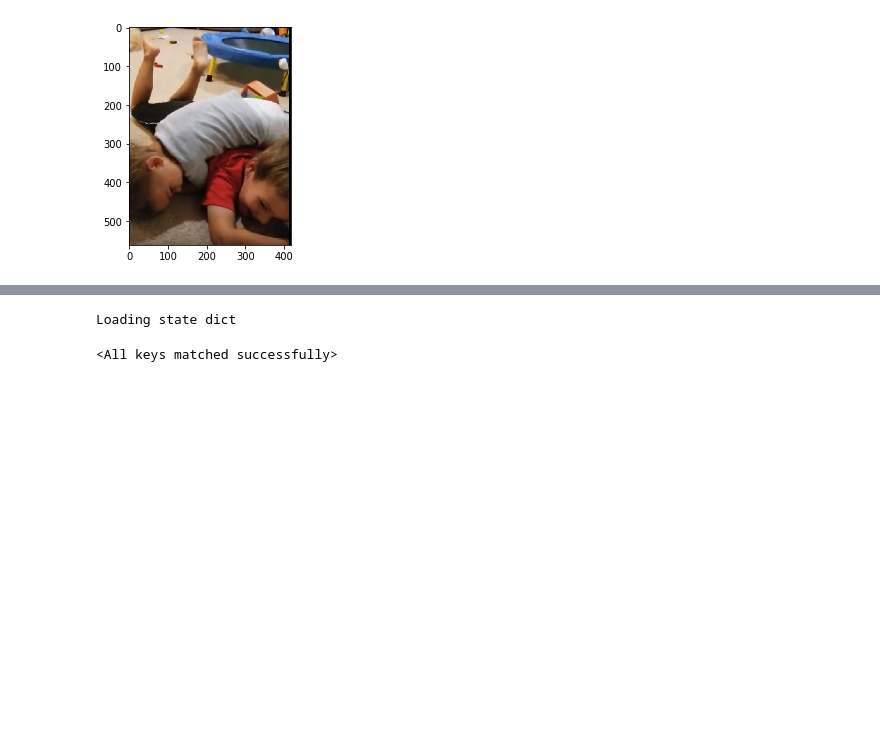
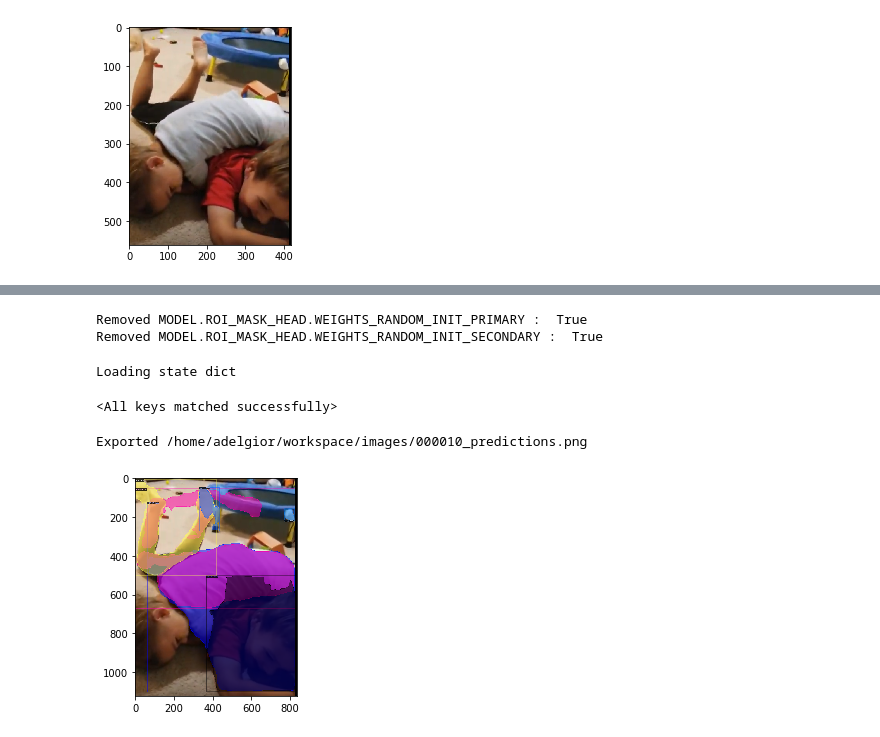
Before and after one commit to alliedel/multi-instance-mask-rcnn-extension, a Jupyter notebook: scripts/ipynb/break_maskrcnn.ipynb, the cells around one changed output, grey strips where cells are left out. Drawn from its saved outputs; the diff is of its cells as text; code cells hidden in the pictures; blank space fills up the shorter version.

Commit message:
visualization changes; prepping for coco subset

```diff
--- a/scripts/ipynb/break_maskrcnn.ipynb
+++ b/scripts/ipynb/break_maskrcnn.ipynb
@@ -23,23 +51,23 @@ exporter.export_gcf('input')
 Exported /home/adelgior/workspace/images/000001_input.png
 [figure]
 # %%
+## Pure inference
 %matplotlib inline
 from multimaskextension.train.script_utils import get_cfg, download_detectron_model_to_local_zoo, DETECTRON_REPO
 from detectron2.engine import DefaultPredictor
 import matplotlib.pyplot as plt
 
 cfg = get_cfg()
-config_filepath = f"{DETECTRON_REPO}/configs/COCO-InstanceSegmentation/mask_rcnn_R_50_FPN_3x.yaml"
 cfg.merge_from_file(config_filepath)
-cfg.MODEL.ROI_HEADS.SCORE_THRESH_TEST = 0.5  # set threshold for this model
+# cfg.MODEL.ROI_HEADS.SCORE_THRESH_TEST = 0.5  # set threshold for this model
 # Find a model from detectron2's model zoo. You can either use the https://dl.fbaipublicfiles.... url, or use the
 # following shorthand
-model_rel_path = 'COCO-InstanceSegmentation/mask_rcnn_R_50_FPN_3x/137849600/model_final_f10217.pkl'
 local_path = download_detectron_model_to_local_zoo(model_rel_path)
 cfg.MODEL.WEIGHTS = local_path
+cfg.MODEL.ROI_HEADS.SCORE_THRESH_TEST = 0.5  # set threshold for this model
 predictor = DefaultPredictor(cfg)
 # c. Get Mask R-CNN predictions and print boxes
-outputs = predictor(im)
+outputs = predictor(img)  # predictor wants BGR and will handle flipping if model wants RGB
 
 from pprint import pprint
 pprint(outputs["instances"].pred_classes)
@@ -48,10 +76,11 @@ pprint(outputs["instances"].pred_boxes)
 # d. Visualize and export Mask R-CNN predictions
 from detectron2.utils.visualizer import Visualizer
 from detectron2.data import MetadataCatalog
-v = Visualizer(im[:, :, ::-1], MetadataCatalog.get(cfg.DATASETS.TRAIN[0]), scale=2.0)
+v = Visualizer(img[:,:,::-1], MetadataCatalog.get(cfg.DATASETS.TRAIN[0]), scale=2.0)
 v = v.draw_instance_predictions(outputs["instances"].to("cpu"))
 # cv2_imshow()
-exporter.cv2_imwrite(v.get_image()[:, :, ::-1])
-plt.imshow(v.get_image()[:,:,::-1])
+imout = v.get_image()[:, :, ::-1]
+exporter.cv2_imwrite(imout, 'predictions_modelzoo')
+# plt.imshow(v.get_image()[:,:,::-1])
 # exporter.export_gcf('prediction')
 # %% [output]
@@ -66,17 +92,40 @@ Exported /home/adelgior/workspace/images/000003.png
+# %%
+import yaml
+from multimaskextension.train import script_utils
+
+if cfg_is_deprecated:
+    # Handle deprecated cfg
+    config_filepath = "output/logs/train/summer2021/train_2021-06-21-162041_VCS-375c9c4_MAX_ITR-100000_HEAD_TYPE-custom_MATCH-0/config.yaml"
+    deprecated_config_filepath = config_filepath
+    cfg_deprecated = yaml.safe_load(open(deprecated_config_filepath, 'rb'))
+    for k in deprecated_keys:
+        v = cfg_deprecated
+        for kitr in k.split('.'):
+            lastv = v
+            v = v[kitr]
+        print('Removed', k, ': ', v)
+        del lastv[kitr]
+    upgraded_config_filepath = deprecated_config_filepath.replace('.yaml', '-upgraded.yaml')
+    yaml.dump(cfg_deprecated, open(upgraded_config_filepath, 'w'))
+    cfg_upgraded = yaml.safe_load(open(upgraded_config_filepath, 'rb'))
+cfg = script_utils.get_custom_maskrcnn_cfg(upgraded_config_filepath, weights_checkpoint=checkpoint)
+# %% [output]
+Removed MODEL.ROI_MASK_HEAD.WEIGHTS_RANDOM_INIT_PRIMARY :  True
+Removed MODEL.ROI_MASK_HEAD.WEIGHTS_RANDOM_INIT_SECONDARY :  True
 # %%
+## Load mymodel
+
 # Don't know how to avoid importing this
 # noinspection PyUnresolvedReferences
 from multimaskextension.model import multi_roi_heads_apd
 # noinspection PyUnresolvedReferences
 from multimaskextension.data import registryextension
-from multimaskextension.train import script_utils
 from multimaskextension.train import trainer_apd
 import torch
 
 cpu = False
-config_filepath = "output/logs/train/train_2021-06-21-162041_VCS-375c9c4_MAX_ITR-100000_HEAD_TYPE-custom_MATCH-0/config.yaml"
-# config_filepath = "output/logs/test/train_2021-06-21-162041_VCS-375c9c4_MAX_ITR-100000_HEAD_TYPE-custom_MATCH-0/coco_2017_val/itr6400"
-checkpoint = "output/logs/train/train_2021-06-21-162041_VCS-375c9c4_MAX_ITR-100000_HEAD_TYPE-custom_MATCH-0/model_checkpoints/model_064000.pth.tar"
+
+config_filepath = upgraded_config_filepath
 cfg = script_utils.get_custom_maskrcnn_cfg(config_filepath, weights_checkpoint=checkpoint)
 mymodel = trainer_apd.Trainer_APD.build_model(cfg)
 print('Loading state dict')
@@ -89,30 +138,50 @@ Loading state dict
 # %%
 %matplotlib inline
 def detach_outputs(outputs):
     for f in outputs['instances']._fields:
         t = getattr(outputs['instances'], f)
         if torch.is_tensor(t):
             if t.requires_grad:
                 t = t.detach()
         else:
             if t.tensor.requires_grad:
                 t.tensor = t.tensor.detach()
 
 import detectron2.data.transforms as T
 def get_model_input(original_image):
     transform_gen = T.ResizeShortestEdge(
                 [cfg.INPUT.MIN_SIZE_TEST, cfg.INPUT.MIN_SIZE_TEST], cfg.INPUT.MAX_SIZE_TEST
             )
     if cfg.INPUT.FORMAT == "RGB":
         # whether the model expects BGR inputs or RGB
         original_image = original_image[:, :, ::-1]
     height, width = original_image.shape[:2]
     image = transform_gen.get_transform(original_image).apply_image(original_image)
     image = torch.as_tensor(image.astype("float32").transpose(2, 0, 1))
     inputs = {"image": image, "height": height, "width": width}
     return inputs
 
 mymodel.eval()
-inputs = get_model_input(im)
+inputs = get_model_input(img)
 outputs, proposal_extras = mymodel([inputs], trace_proposals=True)
-# print()
+
+detach_outputs(outputs[0])
+
+from detectron2.utils.visualizer import Visualizer
+from detectron2.data import MetadataCatalog
+v = Visualizer(img[:, :, ::-1], MetadataCatalog.get(cfg.DATASETS.TRAIN[0]), scale=2.0)
+v = v.draw_instance_predictions(outputs[0]["instances"].to("cpu"))
+# cv2_imshow()
+exporter.cv2_imwrite(v.get_image()[:, :, ::-1], 'predictions')
+# exporter.export_gcf('prediction')
+#The line above is necesary to show Matplotlib's plots inside a Jupyter Notebook
+
+import cv2
+from matplotlib import pyplot as plt
+
+#Show the image with matplotlib
+plt.imshow(v.get_image()[:, :, ::-1])
+plt.show()
+# %% [output]
+Exported /home/adelgior/workspace/images/000010_predictions.png
+[figure, added]
```
Also changed, not shown: parts of 19 cells of this notebook, 28 other files.
